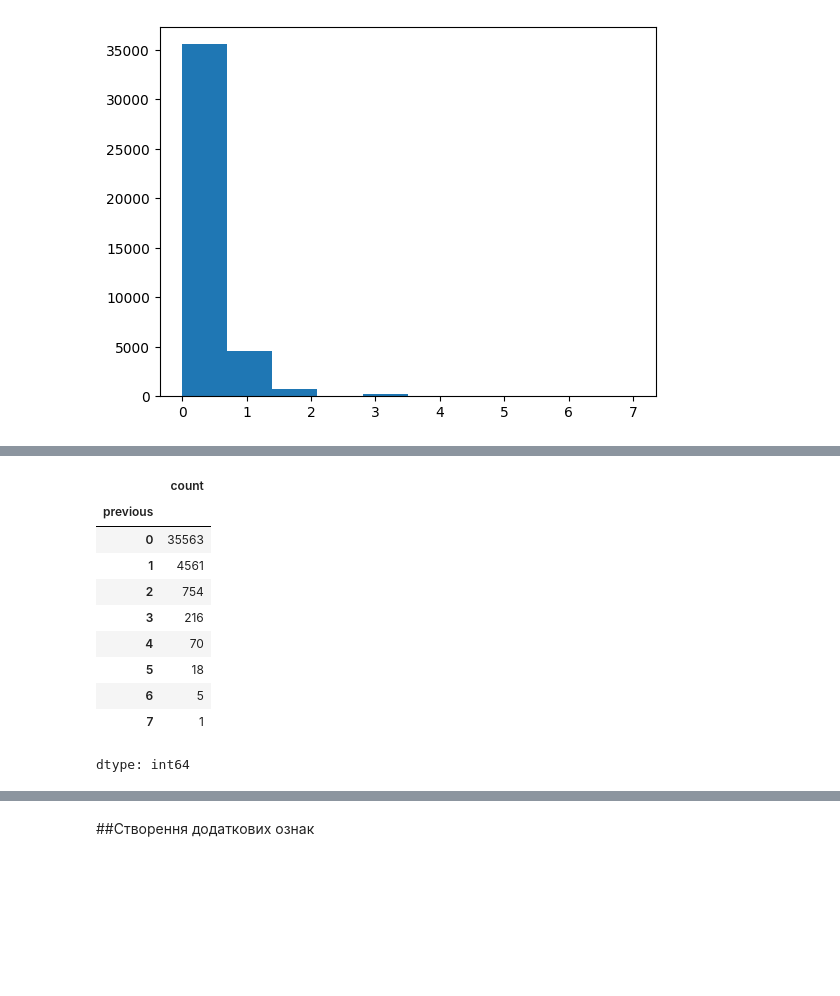
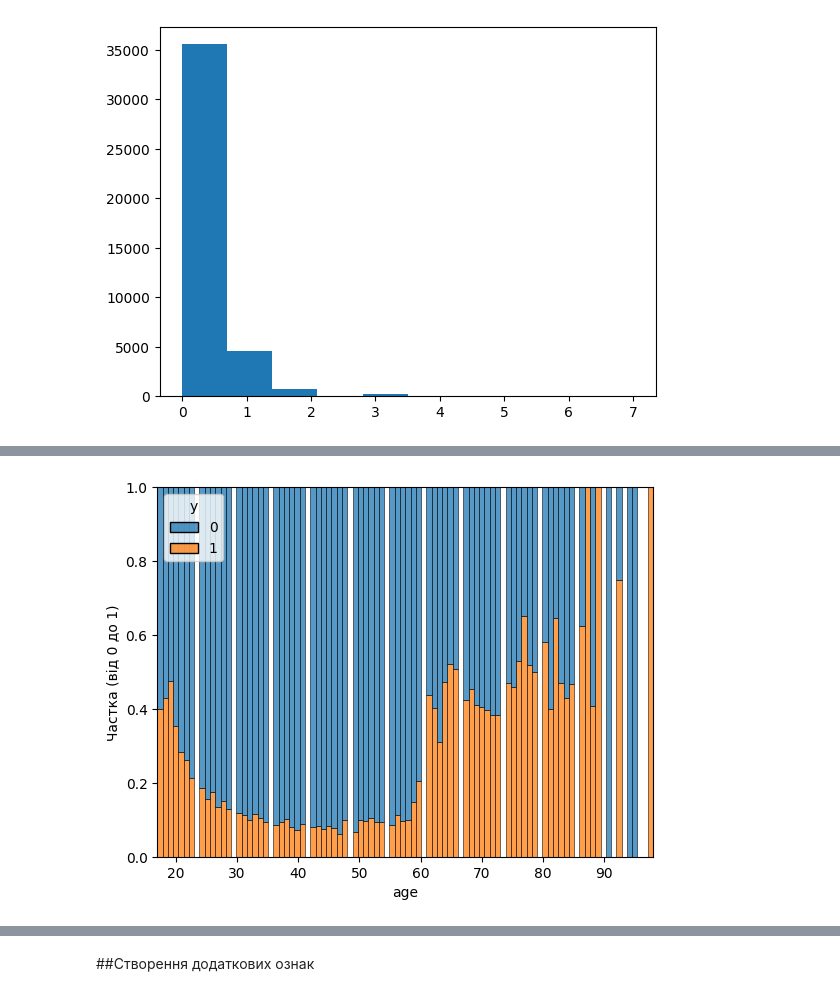
Before and after one commit to Daria-Lytvynenko/ML_course, a Jupyter notebook: Mid_term_Project.ipynb, the cells around one changed output, grey strips where cells are left out. Drawn from its saved outputs; the diff is of its cells as text; code cells hidden in the pictures; blank space fills up the shorter version.

```diff
--- a/Mid_term_Project.ipynb
+++ b/Mid_term_Project.ipynb
@@ -532,20 +416,20 @@ px.bar(data_frame=camp, x='campaign', y='proportion', color='y')
+# %%
+sns.histplot(
+    data=train,
+    x="age",
+    hue="y",
+    multiple="fill",
+    shrink=1,
+    stat="proportion"
+)
+
+plt.ylabel("Частка (від 0 до 1)")
+plt.show()
+# %% [output]
+[figure, added]
 # %%
 prev=train.groupby('previous')['y'].value_counts(normalize=True).reset_index()
 # %%
 px.bar(data_frame=prev, x='previous', y='proportion', color='y')
 # %% [output]
 [interactive output not drawn]
-# %%
-X['previous'].value_counts()
-# %% [output]
-|  | count |
-| previous |  |
-| 0 | 35563 |
-| 1 | 4561 |
-| 2 | 754 |
-| 3 | 216 |
-| 4 | 70 |
-| 5 | 18 |
-| 6 | 5 |
-| 7 | 1 |
-dtype: int64
```
Also changed, not shown: parts of 30 cells of this notebook.
